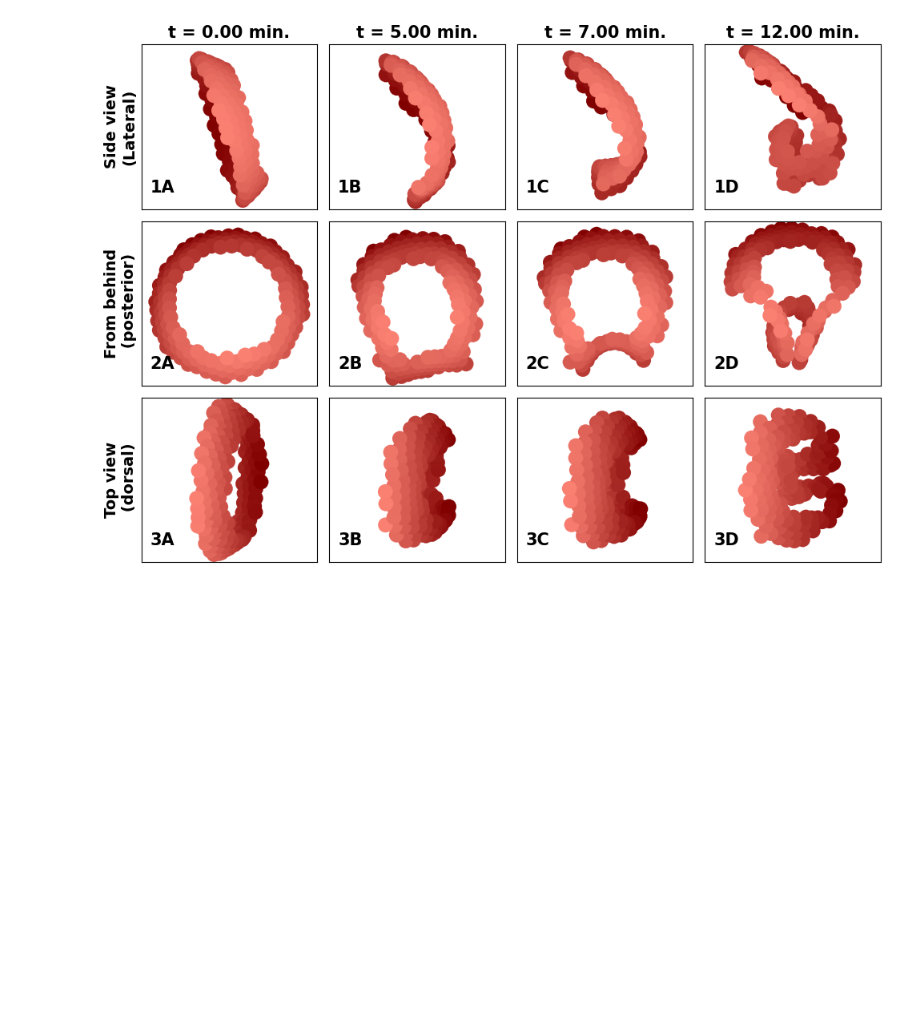
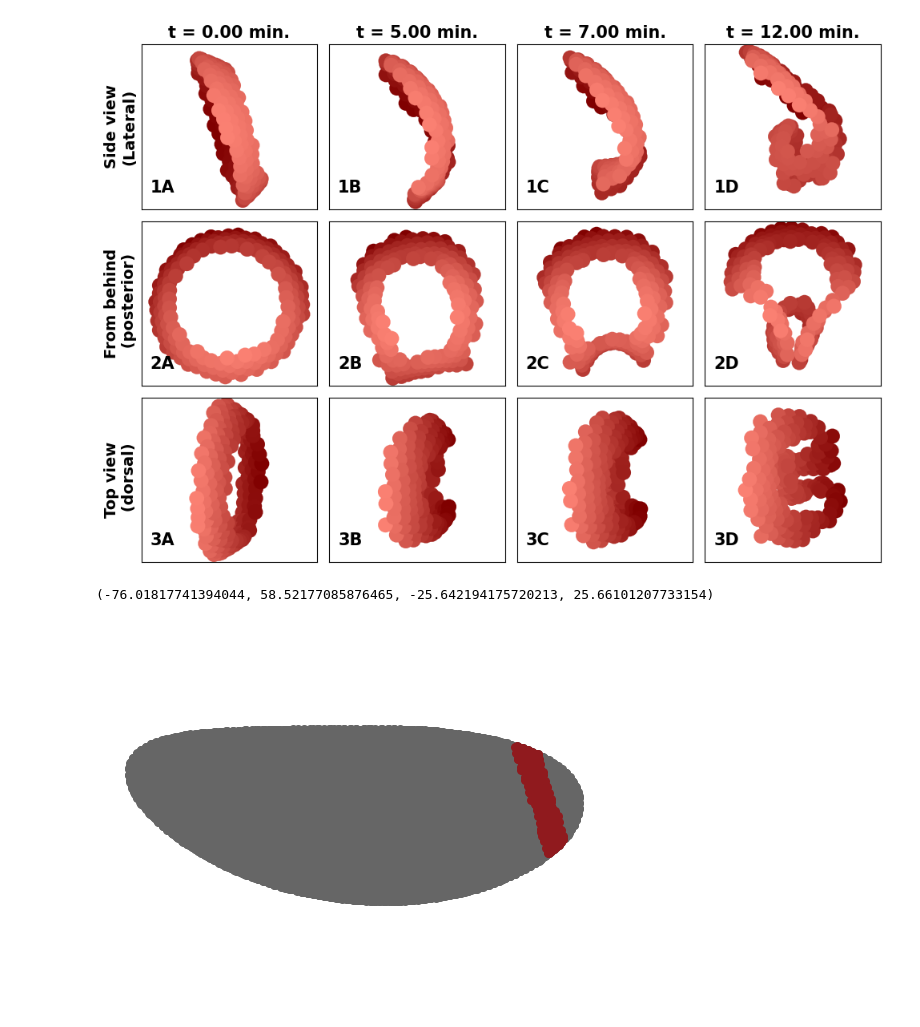
Before and after one commit to JakobSchauser/Thesis, a Jupyter notebook: CompareToData/PMG/pmg_comp.ipynb, the cells around one changed output. Cells and saved outputs as stored; diff of their text form; code cells hidden in the pictures; blank space fills up the shorter version.

Commit message:
still making figures with 5 days to go 💀💀

```diff
--- a/CompareToData/PMG/pmg_comp.ipynb
+++ b/CompareToData/PMG/pmg_comp.ipynb
@@ -101,3 +101,19 @@ for i in range(4):
 (5000,) (5000, 3)
 (5000,) (5000, 3)
 [figure]
+# %%
+xx = poss[0,:,0]
+
+zz = poss[0,:,2]
+s = 48
+zz_s = (zz - np.min(zz))/(np.max(zz)- np.min(zz))
+
+d_stripe = (xx > (s - zz_s*15))*(xx < (s+6-zz_s*15))
+# %%
+plt.scatter(xx, zz, c="#666666", s = 30)
+plt.scatter(xx[d_stripe], zz[d_stripe], c="#901A1E", s = 30)
+plt.axis("equal")
+plt.axis("off")
+# %% [output]
+(-76.01817741394044, 58.52177085876465, -25.642194175720213, 25.66101207733154)
+[figure, added]
```
Also changed, not shown: 20 other files.
